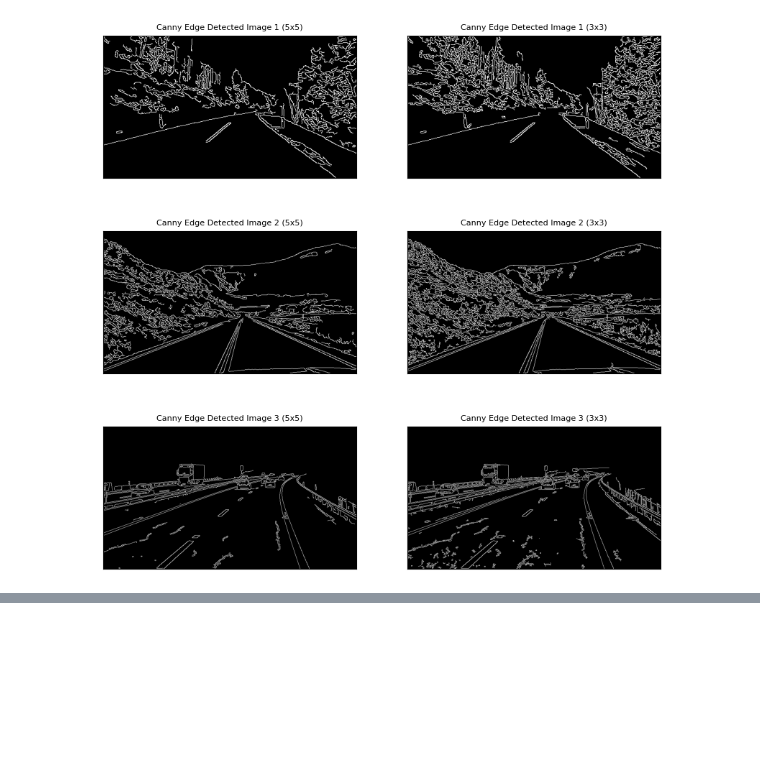
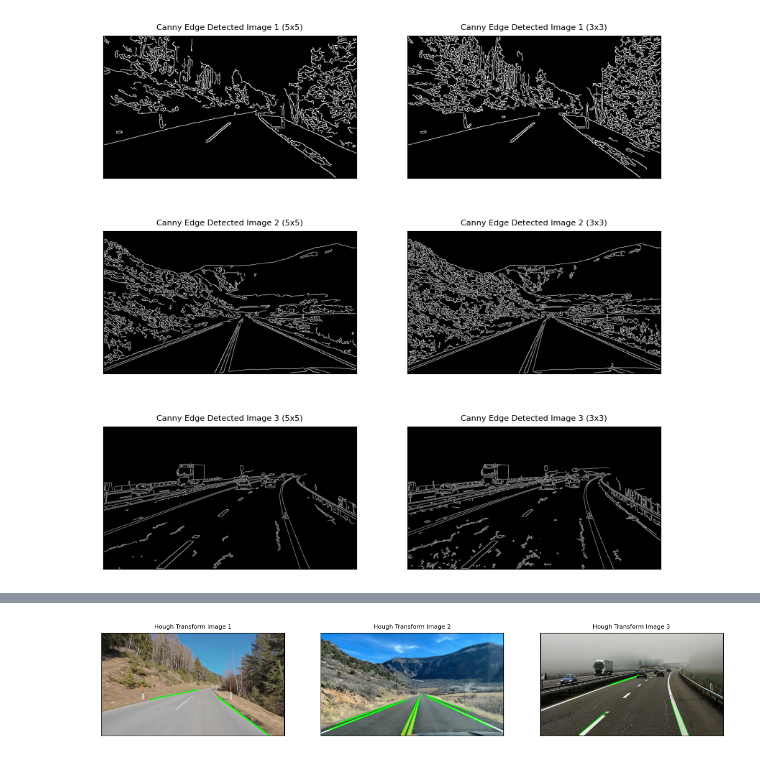
Before and after one commit to DilshanGDT/Project-SafePath, a Jupyter notebook: test.ipynb, the cells around one changed output, grey strips where cells are left out. Saved outputs shown, nothing was run; the diff lists cells and outputs as text; code cells hidden in the pictures; blank space fills up the shorter version.

Commit message:
Apply Hough Probabilistic Transform

```diff
--- a/test.ipynb
+++ b/test.ipynb
@@ -222,0 +226,41 @@ plt.imshow(roiEdges33, 'gray')
+# %%
+# Step 06 - Apply Hough Probabilistic Transform to detect lines
+
+def houghTransform(image, original_image):
+    lines = cv2.HoughLinesP(image, 1, np.pi / 180, threshold = 50, minLineLength = 100, maxLineGap = 10)
+    if lines is not None:
+        for line in lines:
+            x1, y1, x2, y2 = line[0]
+            cv2.line(original_image, (x1, y1), (x2, y2), (0, 255, 0), 2)
+    return original_image
+
+# Apply Hough Transform on the edge-detected images
+houghImg1 = houghTransform(roiEdges15, img1.copy())
+houghImg2 = houghTransform(roiEdges25, img2.copy())
+houghImg3 = houghTransform(roiEdges35, img3.copy())
+
+# We can avoid 3x3 gaussian blured images (image 4, 5 and 6) since 5x5 blurring looks fine.
+houghImg4 = houghTransform(roiEdges13, img1.copy())
+houghImg5 = houghTransform(roiEdges23, img2.copy())
+houghImg6 = houghTransform(roiEdges35, img3.copy())
+
+# Display the results (only 5x5 blurred images)
+plt.figure(figsize=(15,15))
+plt.subplot(131)
+plt.title('Hough Transform Image 1', fontsize = 8)
+plt.xticks([]), plt.yticks([])
+plt.imshow(cv2.cvtColor(houghImg1, cv2.COLOR_BGR2RGB))
+
+plt.subplot(132)
+plt.title('Hough Transform Image 2', fontsize = 8)
+plt.xticks([]), plt.yticks([])
+plt.imshow(cv2.cvtColor(houghImg2, cv2.COLOR_BGR2RGB))
+
+plt.subplot(133)
+plt.title('Hough Transform Image 3', fontsize = 8)
+plt.xticks([]), plt.yticks([])
+plt.imshow(cv2.cvtColor(houghImg3, cv2.COLOR_BGR2RGB))
+
+plt.show()
+# %% [output]
+[figure, added]
```
Also changed, not shown: parts of 1 cell of this notebook.
